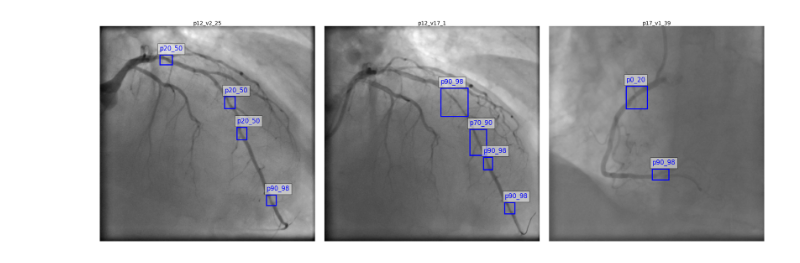
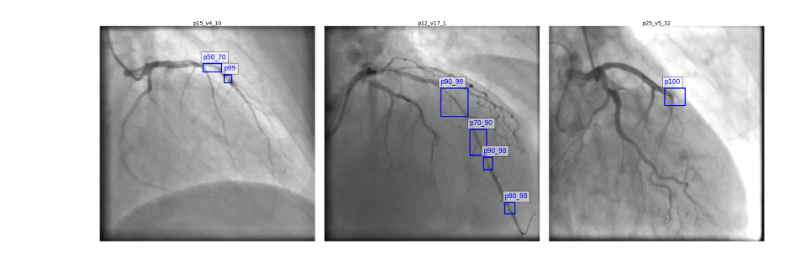
Before and after one commit to MarioPasc/Coronary_Angiography_Detection, a Jupyter notebook: scripts/see_images.ipynb, the cells around one changed output. Drawn from its saved outputs; the diff is of its cells as text; code cells hidden in the pictures.

```diff
--- a/scripts/see_images.ipynb
+++ b/scripts/see_images.ipynb
@@ -29,35 +29,35 @@ def visualize_bounding_boxes(df, patient_video_frame, ax=None):
 
     bboxes = []
     for line in bbox_data:
         parts = line.strip().split()
         x, y, w, h = map(int, parts[:4])  # First 4 elements are [x, y, w, h]
         tag = parts[4]  # Last element is the lesion tag
         bboxes.append((x, y, w, h, tag))
 
     if ax is None:
         fig, ax = plt.subplots(figsize=(10, 10))
     ax.imshow(image)
     ax.axis('off')
 
     for (x, y, w, h, tag) in bboxes:
         ax.add_patch(plt.Rectangle((x, y), w, h, linewidth=2, edgecolor='blue', facecolor='none'))
         ax.text(x, y -10, tag, color='blue', fontsize=12, bbox=dict(facecolor='white', alpha=0.5))
 
     ax.set_title(f"{patient_video_frame}", fontsize=10, pad=-10)
     return ax
 
-data = pd.read_csv(filepath_or_buffer="/home/mariopasc/Python/Datasets/Coronario_Patient/information_dataset.csv")
+data = pd.read_csv(filepath_or_buffer="/home/mario/Python/Datasets/CADICA_Project/information_dataset.csv")
 
-inputs_1 = ["p11_v14_7", "p23_v1_15", "p23_v10_10"]
-inputs = ["p12_v2_25", "p12_v17_1", "p17_v1_39"]
+inputs_1 = ["p1_v11_26", "p23_v1_15", "p23_v10_10"]
+inputs = ["p15_v4_10", "p12_v17_1", "p25_v5_32"]
 
 fig, axes = plt.subplots(1, 3, figsize=(18, 6))
 
 for i, patient_video_frame in enumerate(inputs):
     visualize_bounding_boxes(data, patient_video_frame, ax=axes[i])
 
 plt.tight_layout()
-plt.savefig('show_images_2.svg')
+plt.savefig('show_images_2.png')
 plt.show()
 # %% [output]
-[figure, old version]
+[figure, new version]
```
Also changed, not shown: parts of 1 cell of this notebook, 7 other files.
